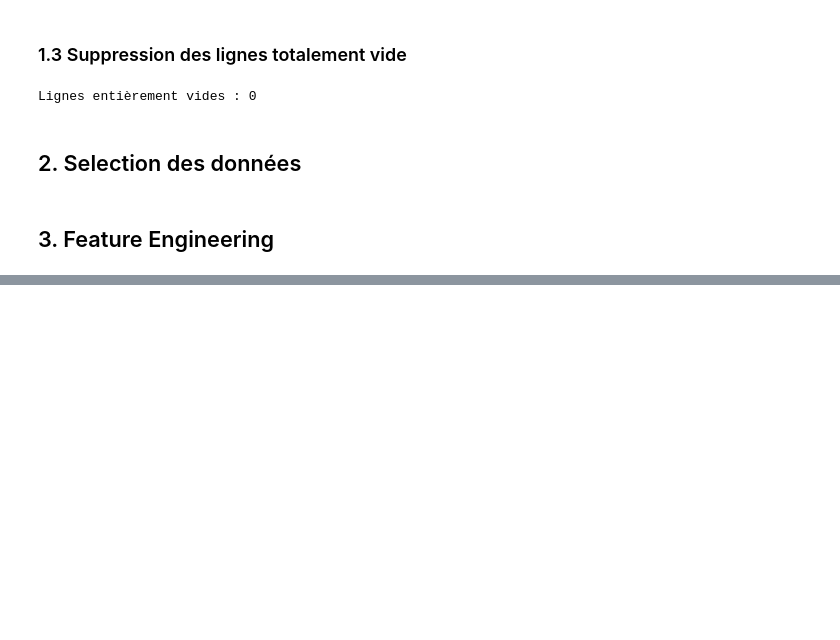
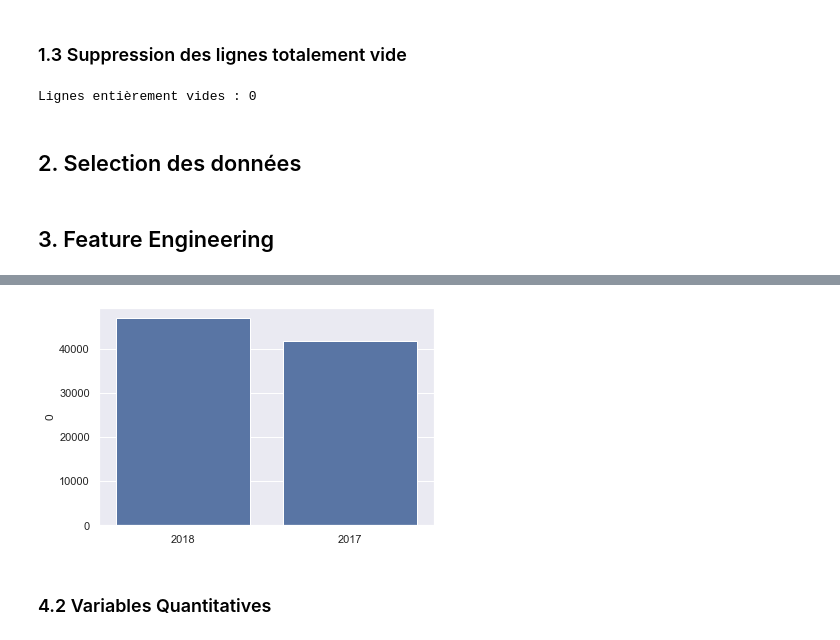
Before and after one commit to ThomasFavrel/OC_P5_ClientSegmentation, a Jupyter notebook: Notebook 01 - cleané.ipynb, the cells around one changed output, grey strips where cells are left out. Saved outputs shown, nothing was run; the diff lists cells and outputs as text; code cells hidden in the pictures; blank space fills up the shorter version.

```diff
--- a/Notebook 01 - cleané.ipynb
+++ b/Notebook 01 - cleané.ipynb
@@ -271,0 +598,9 @@ full_dataset = full_dataset[full_dataset["order_purchase_timestamp"].dt.year > 2
+# %%
+sns.barplot(x=year_count.index,
+           y=year_count[0],
+           color='b',
+           orient='v');
+# %% [output]
+[figure, added]
+# %% [markdown]
+### 4.2 Variables Quantitatives
```
Also changed, not shown: parts of 55 cells of this notebook.
